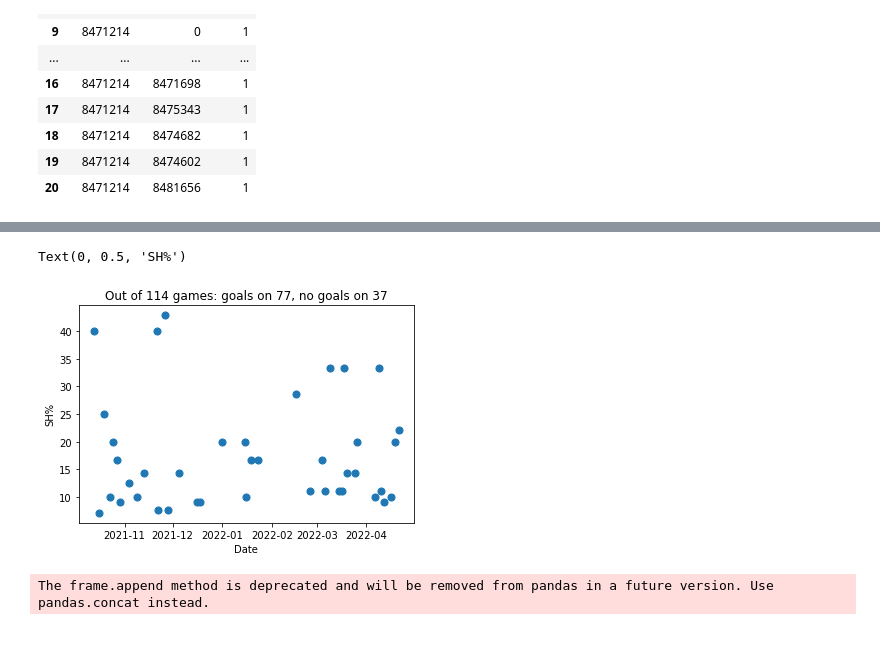
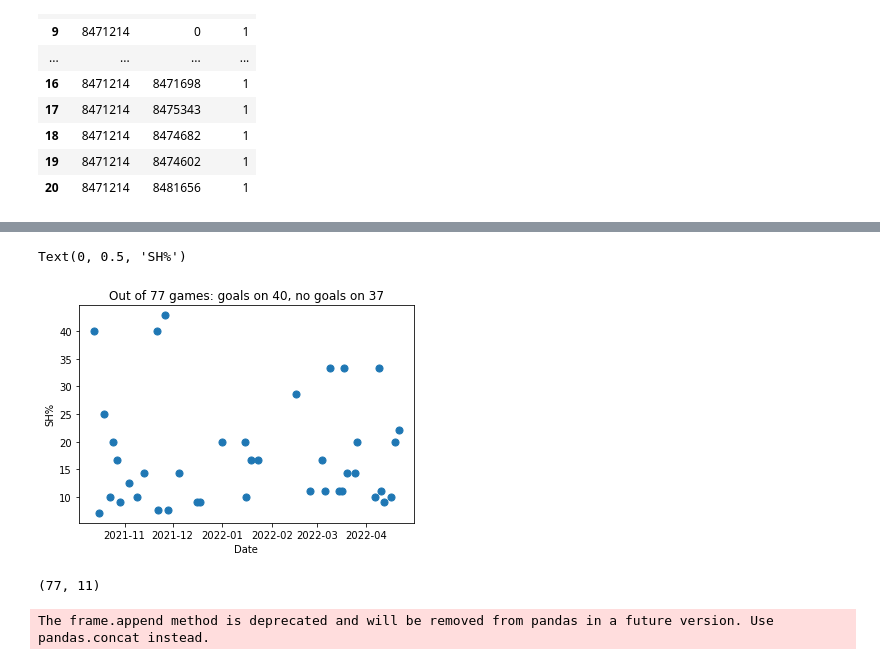
Before and after one commit to szonja126/NHL-Diplomamunka, a Jupyter notebook: readcsv.ipynb, the cells around one changed output, grey strips where cells are left out. Cells and saved outputs as stored; diff of their text form; code cells hidden in the pictures.

```diff
--- a/readcsv.ipynb
+++ b/readcsv.ipynb
@@ -512,36 +513,51 @@ tmp_allsog = tmp_allsog.drop(columns=['allShots_x','player2Id','allShots_y'])
 
 #Negyedik temp DataFrame: Az osszes Goal
 tmp_goal = events_df[['gameId','player1Id','startDate','eventType','periodType']]
 tmp_goal = tmp_goal[tmp_goal['periodType'] != 'SHOOTOUT']
 tmp_goal = tmp_goal[tmp_goal['eventType'].isin(['Goal'])]
 tmp_goal_calc = tmp_goal.groupby(['gameId','startDate','player1Id']).count()
 tmp_goal_calc = tmp_goal_calc.rename(columns={"eventType": "allGoals"})
 tmp_goal_calc.reset_index()
 
 #Vegso DataFrame: Osszes kapuraloves es goal merge, szazalek szamitas
 sog_percentage = pd.merge(left=tmp_allsog, right=tmp_goal_calc,
                           left_on=['gameId','startDate','player1Id'], right_on=['gameId','startDate','player1Id'],
                           how='left')
 
 sog_percentage['sog%'] = round(((sog_percentage['allGoals']/sog_percentage['allShots'])*100),1)
 sog_percentage["Date"] = pd.to_datetime(sog_percentage["startDate"])
 sog_percentage.reset_index(inplace=True)
 
 sog_null = sog_percentage.fillna(0)
 sog_null = sog_null[sog_null['player1Id'].isin([8471214])]
 sog_null = sog_null[sog_null['allGoals'] < 1]
 nogoal = sog_null.shape[0]
 
+goaldf = sog_percentage.fillna(0)
+goaldf = goaldf[goaldf['player1Id'].isin([8471214])]
+goaldf = goaldf[goaldf['allGoals'] > 0]
+goal = goaldf.shape[0]
+
+
+#nogoal+goal
+
 sog_percentage = sog_percentage[sog_percentage['player1Id'].isin([8471214])]
 sog_percentage.plot(x='Date',y='sog%', kind='scatter',s=50)
-goal = sog_percentage.shape[0]
-allgame = nogoal+goal
+allgame = sog_percentage.shape[0]
 plt.title('Out of '+str(allgame)+' games: goals on '+str(goal)+', no goals on '+str(nogoal))
 plt.xlabel('Date')
 plt.ylabel('SH%')
 # %% [output]
 Text(0, 0.5, 'SH%')
-[figure, old version]
+[figure, new version]
+# %%
+hattrick = sog_percentage[sog_percentage['allGoals'] >= 3]
+hattrickcount = hattrick.shape[0]
+
+
+sog_percentage.shape
+# %% [output]
+(77, 11)
 # %%
 #Timeline: X axis-on a 60 perc, esemenyeket percre kerekitem. A szezon osszes kapuralovese az adott percben adott embertol
 #A kapuraloves lehet: 'Shot','Missed Shot','Goal' es 'Blocked Shot'. Blokkoltnal a Player2-n van logolva a Shooter
```
Also changed, not shown: parts of 18 cells of this notebook.
